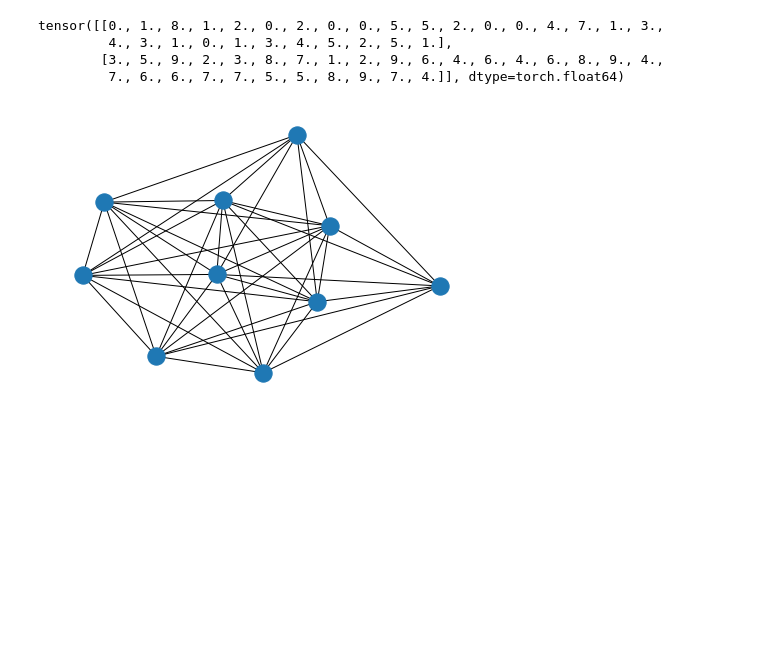
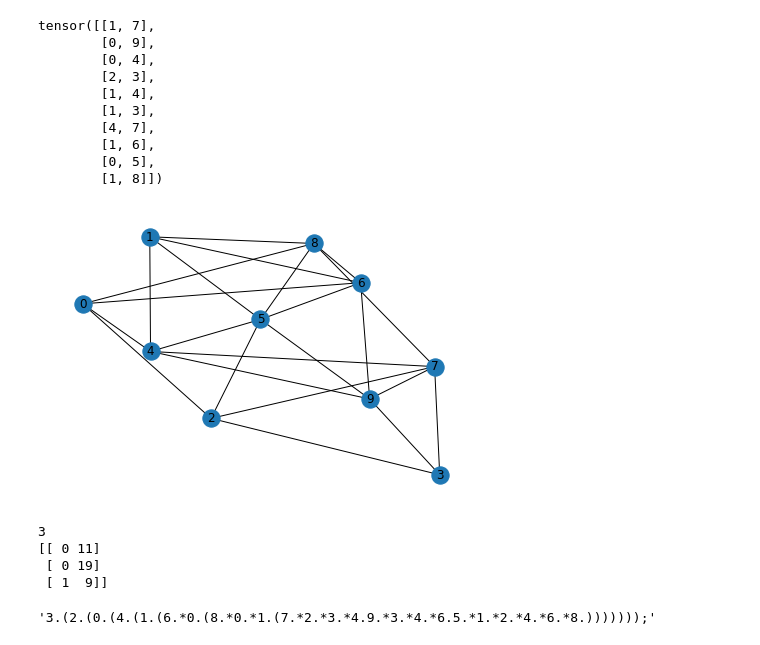
Before and after one commit to chrisizeh/GraphToSequence, a Jupyter notebook: main.ipynb, the cells around one changed output. Saved outputs shown, nothing was run; the diff lists cells and outputs as text; code cells hidden in the pictures; blank space fills up the shorter version.

Commit message:
add graph to sequence algo

```diff
--- a/main.ipynb
+++ b/main.ipynb
@@ -51,12 +14,26 @@ Done!
 # %%
-dataset_training.get(1).edge_index
+dataset_training.get(1).edge_index.T
 # %% [output]
-tensor([[0., 1., 8., 1., 2., 0., 2., 0., 0., 5., 5., 2., 0., 0., 4., 7., 1., 3.,
-         4., 3., 1., 0., 1., 3., 4., 5., 2., 5., 1.],
-        [3., 5., 9., 2., 3., 8., 7., 1., 2., 9., 6., 4., 6., 4., 6., 8., 9., 4.,
-         7., 6., 6., 7., 7., 5., 5., 8., 9., 7., 4.]], dtype=torch.float64)
+tensor([[1, 7],
+        [0, 9],
+        [0, 4],
+        [2, 3],
+        [1, 4],
+        [1, 3],
+        [4, 7],
+        [1, 6],
+        [0, 5],
+        [1, 8]])
 # %%
 g = torch_geometric.utils.to_networkx(dataset_training.get(5), to_undirected=True)
-nx.draw(g)
+nx.draw(g, with_labels=True)
 # %% [output]
-[figure, old version]
+[figure, new version]
+# %%
+sequence(dataset_training.get(5).edge_index.numpy())
+# %% [output]
+3
+[[ 0 11]
+ [ 0 19]
+ [ 1  9]]
+'3.(2.(0.(4.(1.(6.*0.(8.*0.*1.(7.*2.*3.*4.9.*3.*4.*6.5.*1.*2.*4.*6.*8.)))))));'
```
Also changed, not shown: parts of 2 cells of this notebook, 2 other files.
